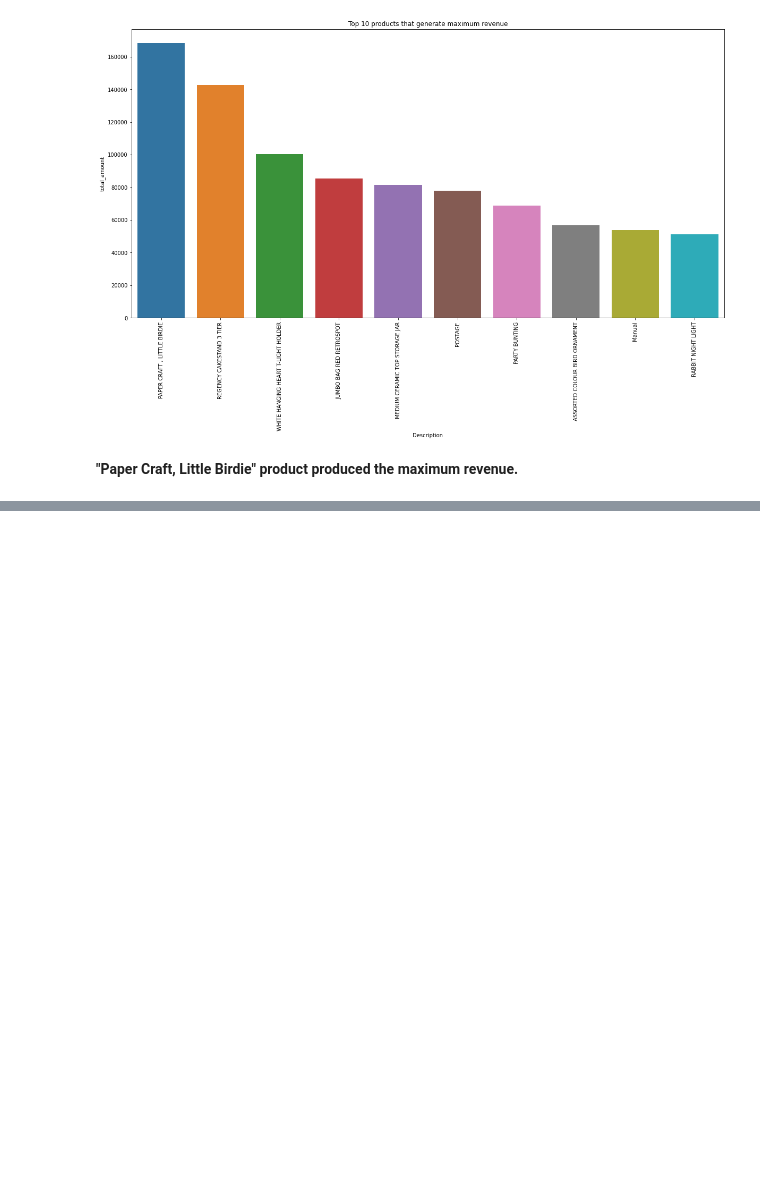
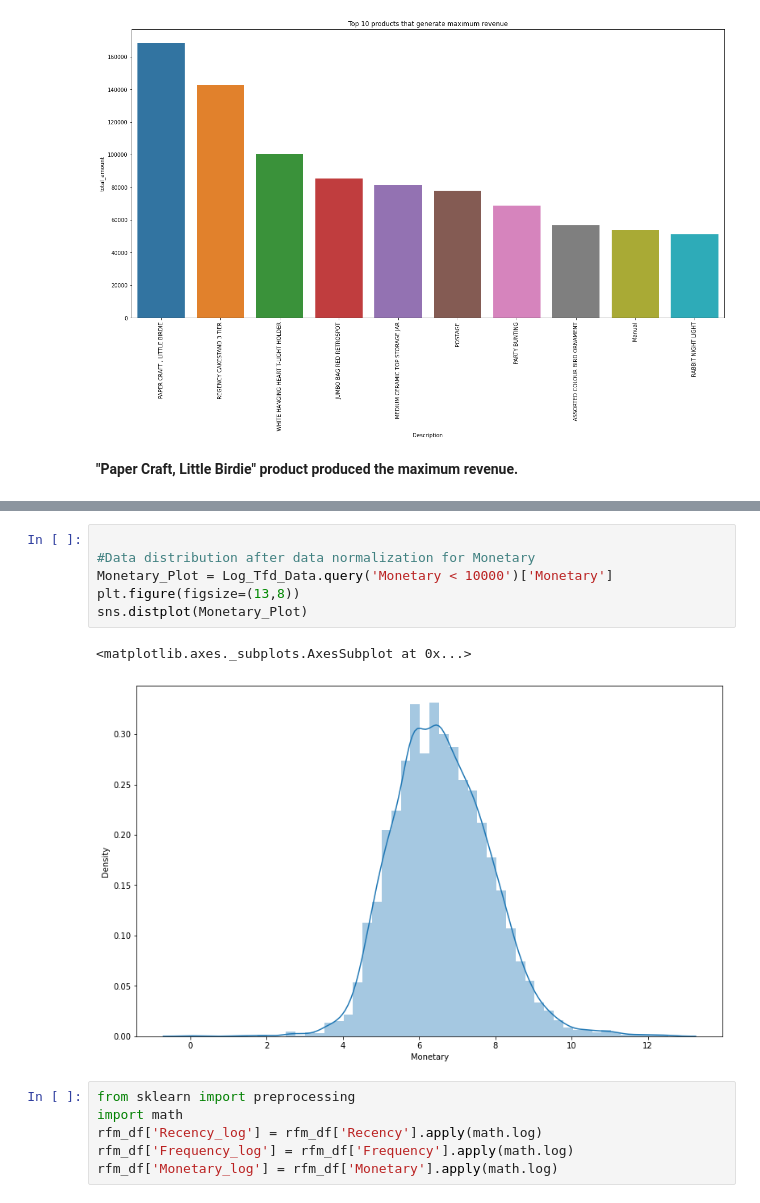
Before and after one commit to avanish04/online-retail-customer-segmentation, a Jupyter notebook: Online_Retail_Customer_Segmentation_Capstone_Project.ipynb, the cells around one changed output, grey strips where cells are left out. Cells and saved outputs as stored; diff of their text form; blank space fills up the shorter version.

```diff
--- a/Online_Retail_Customer_Segmentation_Capstone_Project.ipynb
+++ b/Online_Retail_Customer_Segmentation_Capstone_Project.ipynb
@@ -329,0 +502,15 @@ plt.setp(plot.get_xticklabels(), rotation=90);
+# %%
+
+#Data distribution after data normalization for Monetary
+Monetary_Plot = Log_Tfd_Data.query('Monetary < 10000')['Monetary']
+plt.figure(figsize=(13,8))
+sns.distplot(Monetary_Plot)
+# %% [output]
+<matplotlib.axes._subplots.AxesSubplot at 0x...>
+[figure, added]
+# %%
+from sklearn import preprocessing
+import math
+rfm_df['Recency_log'] = rfm_df['Recency'].apply(math.log)
+rfm_df['Frequency_log'] = rfm_df['Frequency'].apply(math.log)
+rfm_df['Monetary_log'] = rfm_df['Monetary'].apply(math.log)
```
Also changed, not shown: parts of 19 cells of this notebook.
